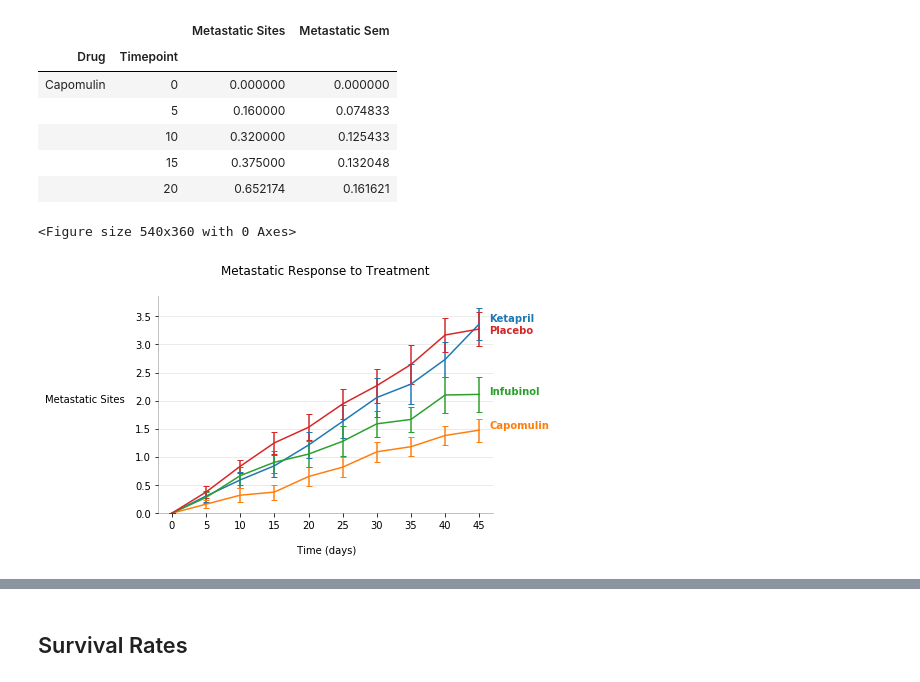
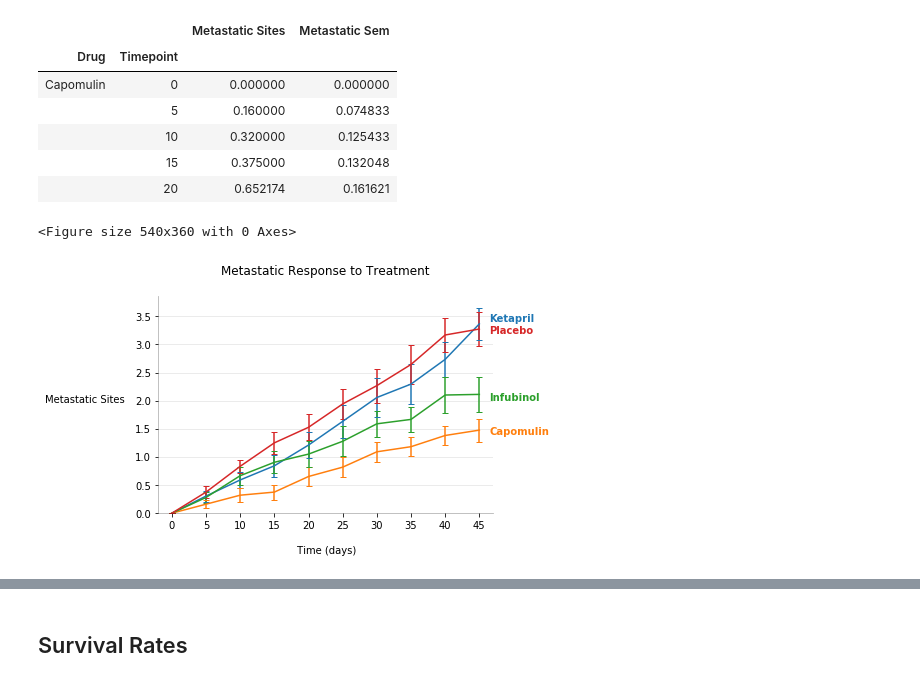
Before and after one commit to scottinsactown/Pymaceuticals, a Jupyter notebook: Pymaceuticals/pymaceuticals_starter.ipynb, the cells around one changed output, grey strips where cells are left out. Cells and saved outputs as stored; diff of their text form; code cells hidden in the pictures.

```diff
--- a/Pymaceuticals/pymaceuticals_starter.ipynb
+++ b/Pymaceuticals/pymaceuticals_starter.ipynb
@@ -178,40 +151,40 @@ for drug in df['Drug'].unique():
     std_err = drug_data.loc[:,'Metastatic Sem'].values
     ax.errorbar(x_axis,y_axis,yerr=std_err,capsize=3, elinewidth=0, markeredgewidth=1,label=drug)
 
-# Set chart design basics
+# Chart design basics
 plt.title('Metastatic Response to Treatment\n',weight='medium')
 plt.xlabel('\n Time (days)')
 plt.ylabel('Metastatic Sites  ',rotation=0,ha='right')
 plt.xlim(min(x_axis)-2,max(x_axis)+2)
 plt.ylim(min(df_met_mean['Metastatic Sites']),max(df_met_mean['Metastatic Sites']+.5))
 plt.grid(axis='y',alpha=.3)
 
 #If I wanted to do a traditional legend:
 #plt.legend(bbox_to_anchor=(1.04,1), borderaxespad=0,frameon=False)
         #https://stackoverflow.com/questions/4700614/how-to-put-the-legend-out-of-the-plot
 
 # But I want to annotate here for clearer viz
 # **** way to automate color based on presets?
 plt.xticks(np.arange(min(df['Timepoint']), max(df['Timepoint']+2), 5.0))
 plt.annotate('Ketapril',(46.5,3.4),ha='left',color='C0',weight='bold')
-plt.annotate('Capomulin',(46.5,1.5),ha='left',color='C1',weight='bold')
-plt.annotate('Infubinol',(46.5,2.1),ha='left',color='C2',weight='bold')
+plt.annotate('Capomulin',(46.5,1.4),ha='left',color='C1',weight='bold')
+plt.annotate('Infubinol',(46.5,2),ha='left',color='C2',weight='bold')
 plt.annotate('Placebo',(46.5,3.2),ha='left',color='C3',weight='bold')
 
-# Address remaining clutter
+# Additional clean up
 ax.spines['top'].set_visible(False)
 ax.spines['right'].set_visible(False)
 ax.spines['left'].set_alpha(alpha=.3)
 ax.spines['bottom'].set_alpha(alpha=.3)
 
 # Save the figure in a way that perserves special formatting
 plt.savefig('Metastatic_Sites.jpg',bbox_inches = "tight")
 
 # Show the Figure
 plt.show()
 # %% [output]
 <Figure size 540x360 with 0 Axes>
-[figure, old version]
+[figure, new version]
 # %% [markdown]
 ![Metastatic Spread During Treatment](../Images/spread.png)
 # %% [markdown]
```
Also changed, not shown: parts of 13 cells of this notebook.
